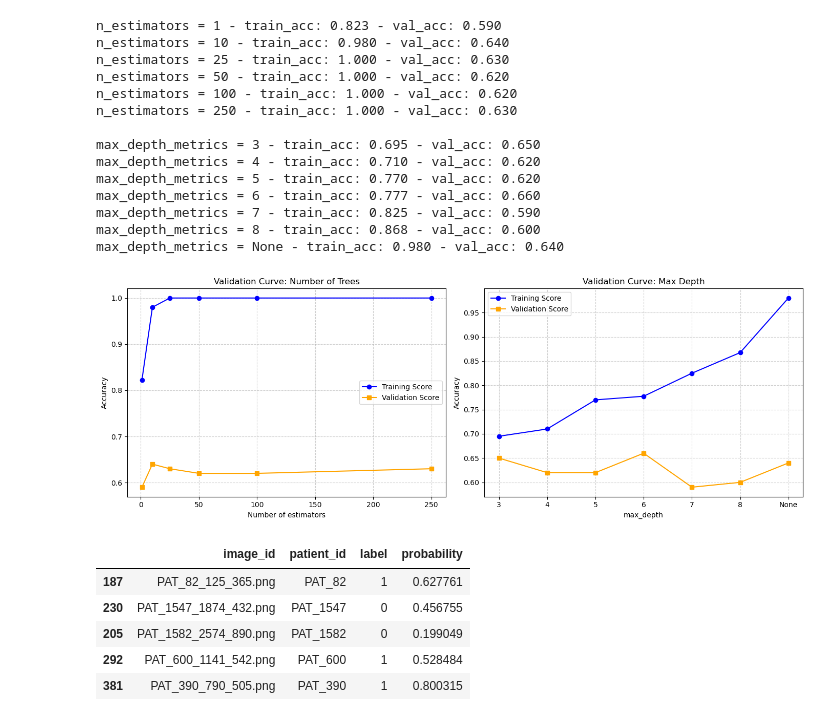
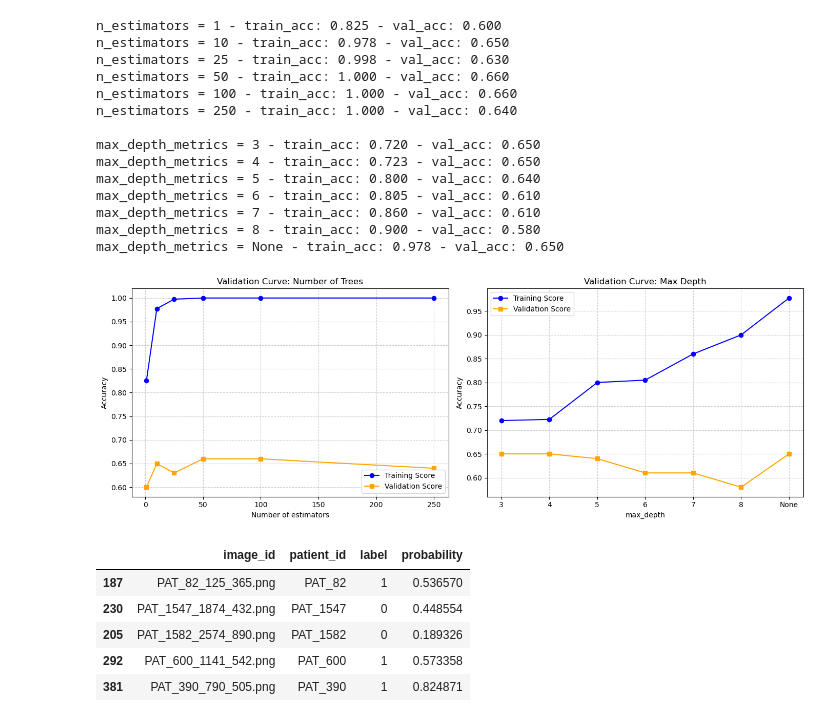
Before and after one commit to SofieITU/2026-PDS-Lizards, a Jupyter notebook: results/models/random_forest_classifier.ipynb, the cells around one changed output. Saved outputs shown, nothing was run; the diff lists cells and outputs as text; code cells hidden in the pictures.

Commit message:
RF classifier model

```diff
--- a/results/models/random_forest_classifier.ipynb
+++ b/results/models/random_forest_classifier.ipynb
@@ -22,7 +22,7 @@ n_estimator = [1, 10, 25, 50, 100, 250]
 depth_list = [3, 4, 5, 6, 7, 8, None]
 
 for n in n_estimator:
-    rf = RandomForestClassifier(n_estimators=n, class_weight='balanced', random_state=42, criterion="entropy")
+    rf = RandomForestClassifier(n_estimators=n, class_weight='balanced', random_state=42)
     rf.fit(X_train, y_train)
     train_acc = rf.score(X_train, y_train)
     val_acc = rf.score(X_test, y_test)
@@ -32,53 +32,53 @@ for n in n_estimator:
 
 print("")
 for d in depth_list:
-    rf = RandomForestClassifier(n_estimators=10, class_weight='balanced', random_state=42, max_depth=d, criterion="entropy")
+    rf = RandomForestClassifier(n_estimators=10, class_weight='balanced', random_state=42, max_depth=d)
     rf.fit(X_train, y_train)
     train_acc = rf.score(X_train, y_train)
     val_acc = rf.score(X_test, y_test)
     max_depth_metrics["train"].append(train_acc)
     max_depth_metrics["val"].append(val_acc)
     print(f"max_depth_metrics = {d} - train_acc: {train_acc:.3f} - val_acc: {val_acc:.3f}")
 
 
 fig, ax = plt.subplots(1, 2, figsize=(14, 5))
 
 ax[0].plot(n_estimator, n_est_metrics["train"], marker='o', label="Training Score", color="blue")
 ax[0].plot(n_estimator, n_est_metrics["val"], marker='s', label="Validation Score", color="orange")
 ax[0].set_title("Validation Curve: Number of Trees")
 ax[0].set_xlabel("Number of estimators")
 ax[0].set_ylabel("Accuracy")
 ax[0].legend()
 ax[0].grid(True, linestyle='--', alpha=0.6)
 
 depth_labels = [str(d) for d in depth_list]
 
 ax[1].plot(depth_labels, max_depth_metrics["train"], marker='o', label="Training Score", color="blue")
 ax[1].plot(depth_labels, max_depth_metrics["val"], marker='s', label="Validation Score", color="orange")
 ax[1].set_title("Validation Curve: Max Depth")
 ax[1].set_xlabel("max_depth")
 ax[1].set_ylabel("Accuracy")
 ax[1].legend()
 ax[1].grid(True, linestyle='--', alpha=0.6)
 
 plt.tight_layout()
 plt.show()
 # %% [output]
-n_estimators = 1 - train_acc: 0.823 - val_acc: 0.590
-n_estimators = 10 - train_acc: 0.980 - val_acc: 0.640
-n_estimators = 25 - train_acc: 1.000 - val_acc: 0.630
-n_estimators = 50 - train_acc: 1.000 - val_acc: 0.620
-n_estimators = 100 - train_acc: 1.000 - val_acc: 0.620
-n_estimators = 250 - train_acc: 1.000 - val_acc: 0.630
+n_estimators = 1 - train_acc: 0.825 - val_acc: 0.600
+n_estimators = 10 - train_acc: 0.978 - val_acc: 0.650
+n_estimators = 25 - train_acc: 0.998 - val_acc: 0.630
+n_estimators = 50 - train_acc: 1.000 - val_acc: 0.660
+n_estimators = 100 - train_acc: 1.000 - val_acc: 0.660
+n_estimators = 250 - train_acc: 1.000 - val_acc: 0.640
 
-max_depth_metrics = 3 - train_acc: 0.695 - val_acc: 0.650
-max_depth_metrics = 4 - train_acc: 0.710 - val_acc: 0.620
-max_depth_metrics = 5 - train_acc: 0.770 - val_acc: 0.620
-max_depth_metrics = 6 - train_acc: 0.777 - val_acc: 0.660
-max_depth_metrics = 7 - train_acc: 0.825 - val_acc: 0.590
-max_depth_metrics = 8 - train_acc: 0.868 - val_acc: 0.600
-max_depth_metrics = None - train_acc: 0.980 - val_acc: 0.640
+max_depth_metrics = 3 - train_acc: 0.720 - val_acc: 0.650
+max_depth_metrics = 4 - train_acc: 0.723 - val_acc: 0.650
+max_depth_metrics = 5 - train_acc: 0.800 - val_acc: 0.640
+max_depth_metrics = 6 - train_acc: 0.805 - val_acc: 0.610
+max_depth_metrics = 7 - train_acc: 0.860 - val_acc: 0.610
+max_depth_metrics = 8 - train_acc: 0.900 - val_acc: 0.580
+max_depth_metrics = None - train_acc: 0.978 - val_acc: 0.650
-[figure, old version]
+[figure, new version]
 # %%
 final_estimators = [10, 25, 50]
 final_depth = [3, 4, 5, 6, 7]
@@ -126,8 +126,8 @@ predictions_csv = generate_submission_csv(rf_final, X_test, id_test, "../predict
 predictions_csv.head()
 # %% [output]
 |  | image_id | patient_id | label | probability |
-| 187 | PAT_82_125_365.png | PAT_82 | 1 | 0.627761 |
-| 230 | PAT_1547_1874_432.png | PAT_1547 | 0 | 0.456755 |
-| 205 | PAT_1582_2574_890.png | PAT_1582 | 0 | 0.199049 |
-| 292 | PAT_600_1141_542.png | PAT_600 | 1 | 0.528484 |
-| 381 | PAT_390_790_505.png | PAT_390 | 1 | 0.800315 |
+| 187 | PAT_82_125_365.png | PAT_82 | 1 | 0.536570 |
+| 230 | PAT_1547_1874_432.png | PAT_1547 | 0 | 0.448554 |
+| 205 | PAT_1582_2574_890.png | PAT_1582 | 0 | 0.189326 |
+| 292 | PAT_600_1141_542.png | PAT_600 | 1 | 0.573358 |
+| 381 | PAT_390_790_505.png | PAT_390 | 1 | 0.824871 |
```
